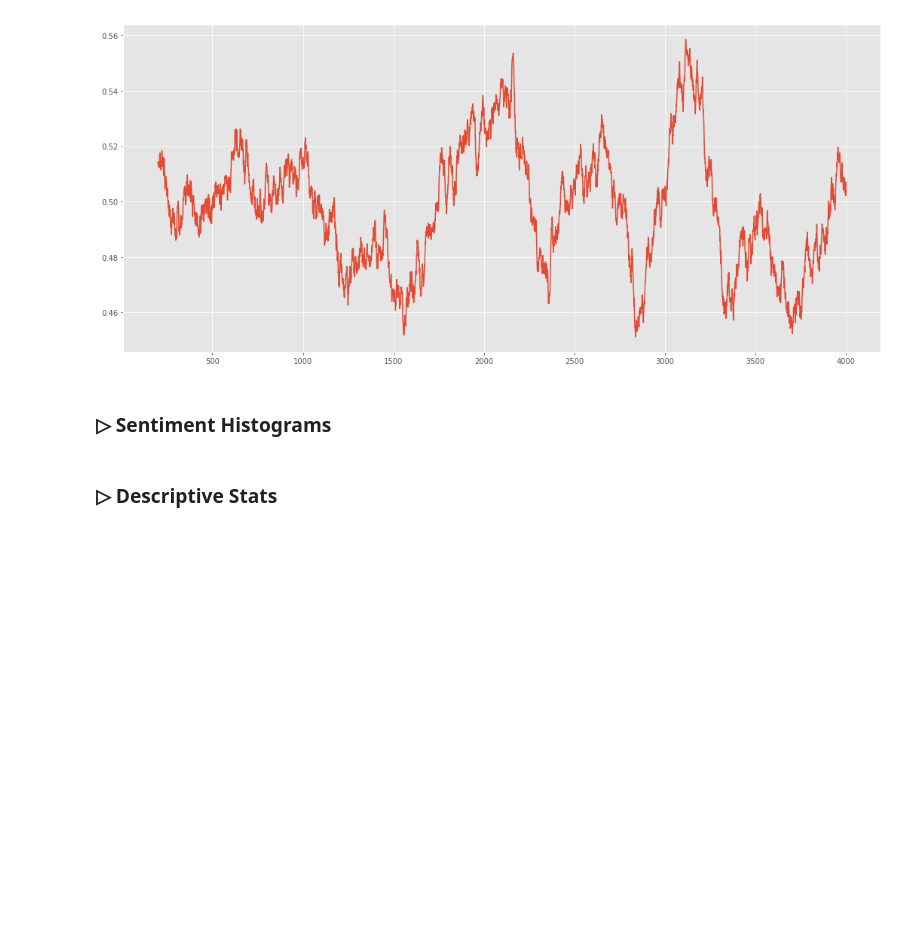
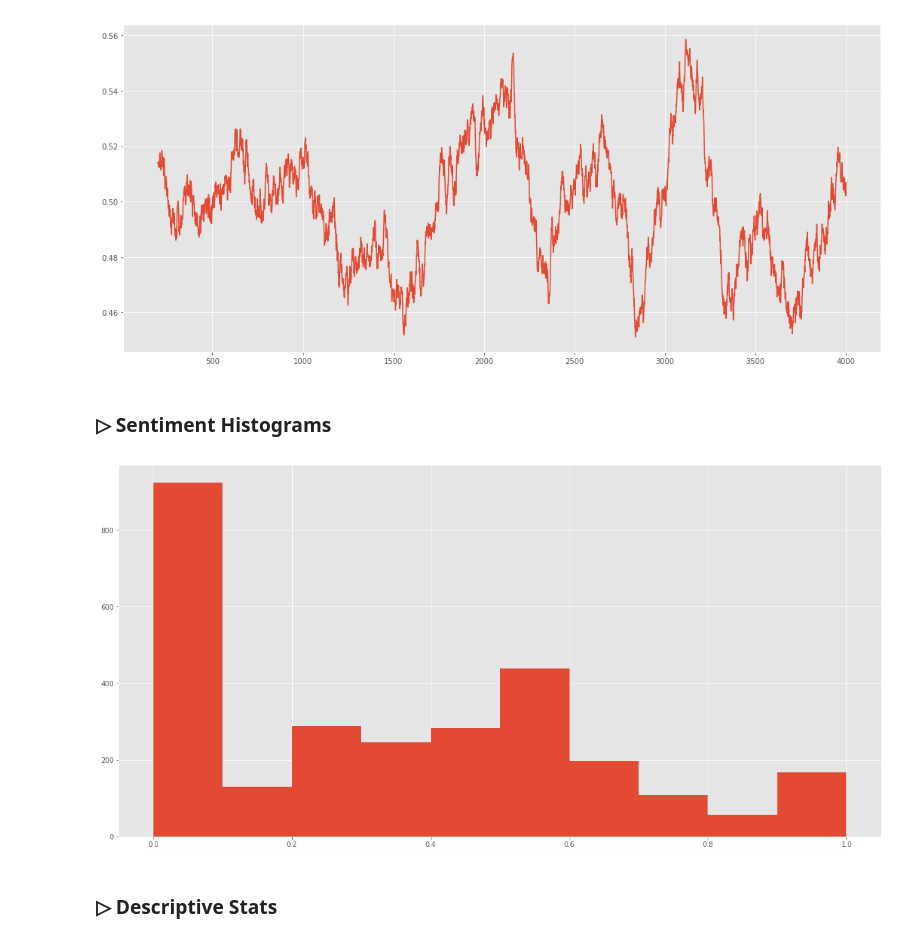
Before and after one commit to pcda17/pcda17.github.io, a Jupyter notebook: week-8_Stats-and-Visualization.ipynb, the cells around one changed output. Drawn from its saved outputs; the diff is of its cells as text; code cells hidden in the pictures; blank space fills up the shorter version.

Commit message:
adding week 8 text files

```diff
--- a/week-8_Stats-and-Visualization.ipynb
+++ b/week-8_Stats-and-Visualization.ipynb
@@ -392,13 +392,13 @@ plt.plot(vals_smooth)
 ### ▷ Sentiment Histograms
 # %%
 def hist_polarity(text_in):
-    blob = TextBlob(sanitize(text_in))
+    blob = TextBlob(text_in)
     sentiments=[sentence.sentiment.polarity for sentence in blob.sentences]
     plt.figure(figsize=(20,10))
     plt.hist(sentiments_smooth)
 
 def hist_subjectivity(text_in):
-    blob = TextBlob(sanitize(text_in))
+    blob = TextBlob(text_in)
     sentiments=[sentence.sentiment.subjectivity for sentence in blob.sentences]
     plt.figure(figsize=(20,10))
     plt.hist(sentiments)
@@ -411,3 +409,9 @@ hist_subjectivity(temp_string)
+# %%
+temp_string = corpus_1_texts[4]
+
+hist_subjectivity(temp_string)
+# %% [output]
+[figure, added]
 # %%
 # These functions remove zero values before plotting.
 
```
Also changed, not shown: parts of 5 cells of this notebook, 3 other files.
